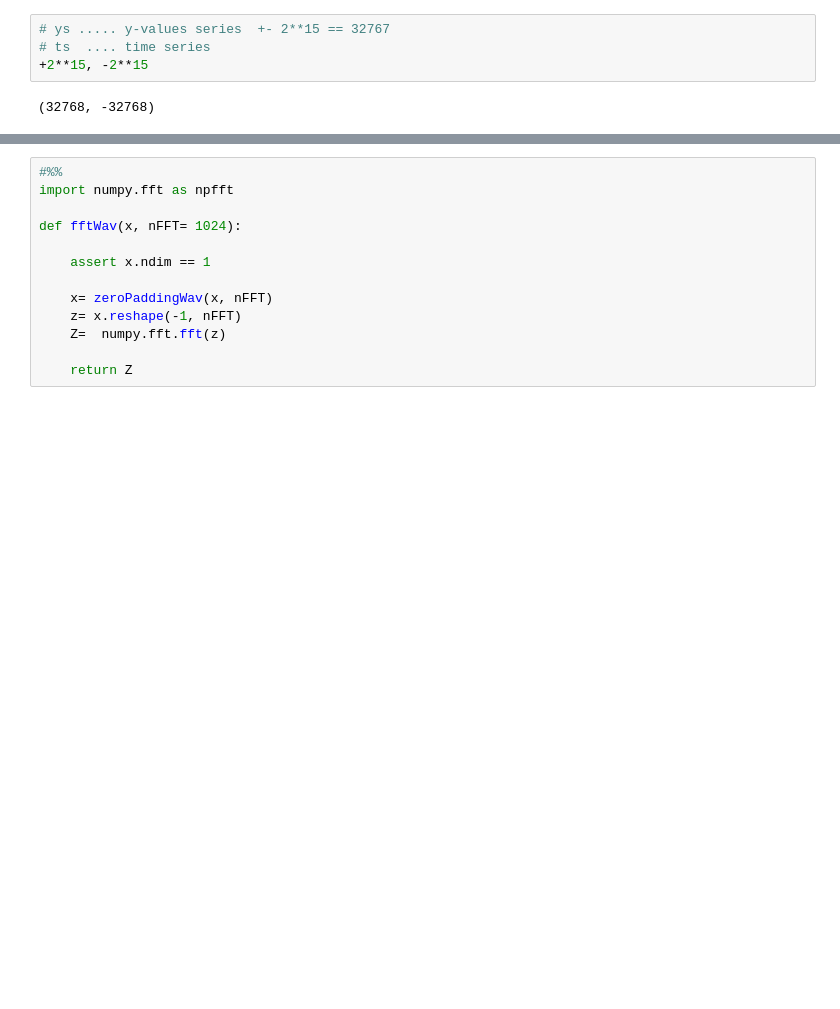
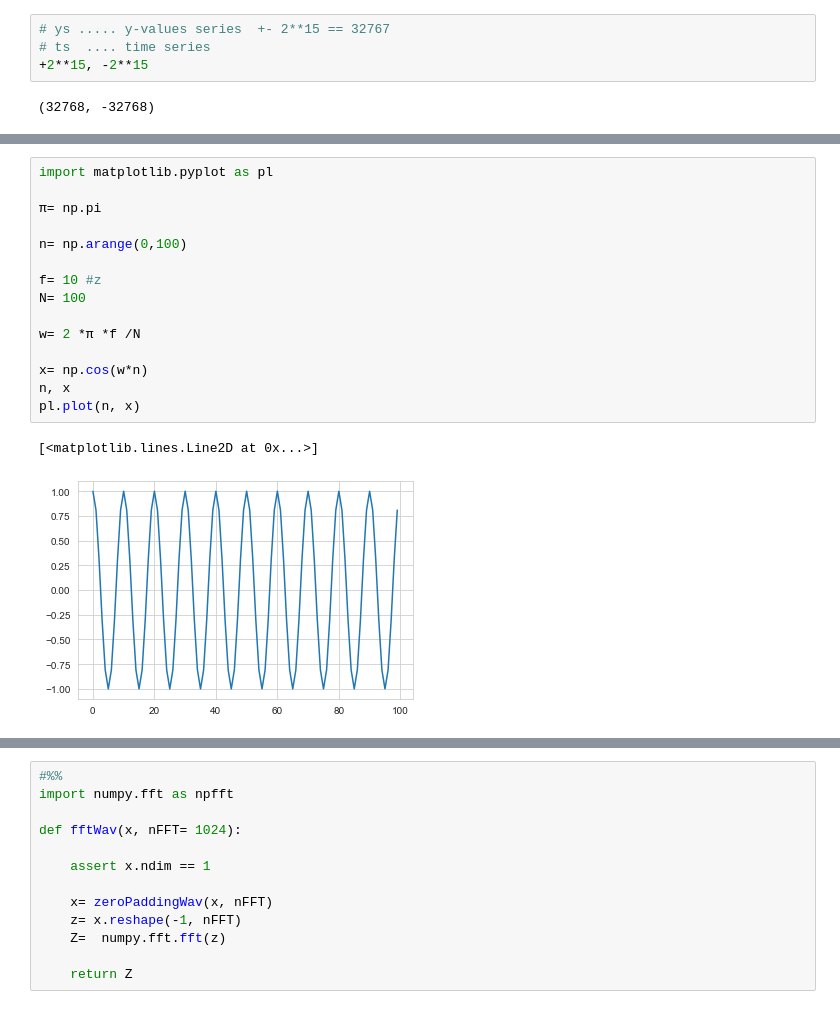
Before and after one commit to renyuanL/ryDsp2021, a Jupyter notebook: ryDsp_use01.ipynb, the cells around one changed output, grey strips where cells are left out. Cells and saved outputs as stored; diff of their text form; blank space fills up the shorter version.

```diff
--- a/ryDsp_use01.ipynb
+++ b/ryDsp_use01.ipynb
@@ -137,0 +138,18 @@ playWav, sr= 50400, duration= 17.500 sec
+# %%
+import matplotlib.pyplot as pl
+
+π= np.pi
+
+n= np.arange(0,100)
+
+f= 10 #z
+N= 100
+
+w= 2 *π *f /N
+
+x= np.cos(w*n)
+n, x
+pl.plot(n, x)
+# %% [output]
+[<matplotlib.lines.Line2D at 0x...>]
+[figure, added]
```
Also changed, not shown: parts of 16 cells of this notebook, 2 other files.
